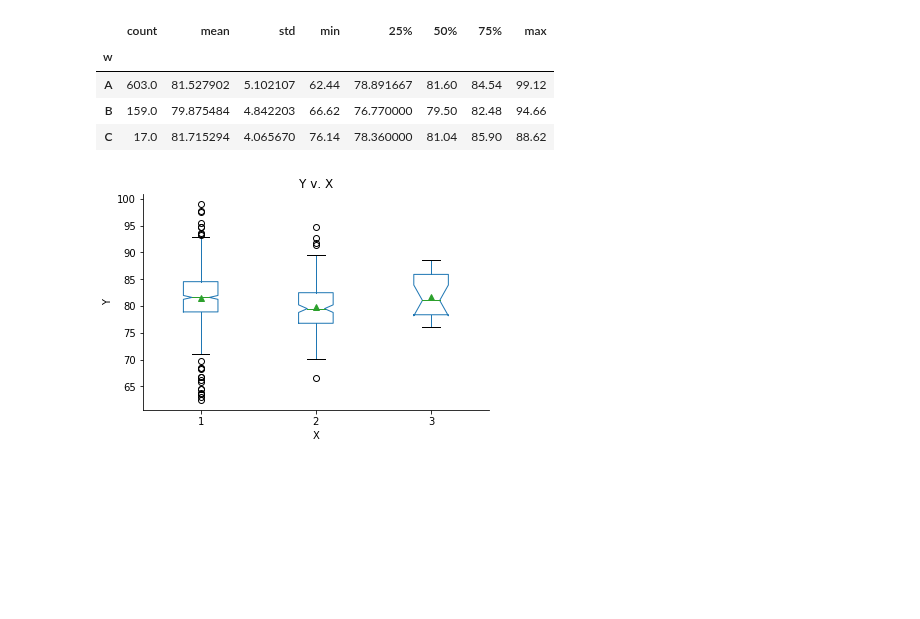
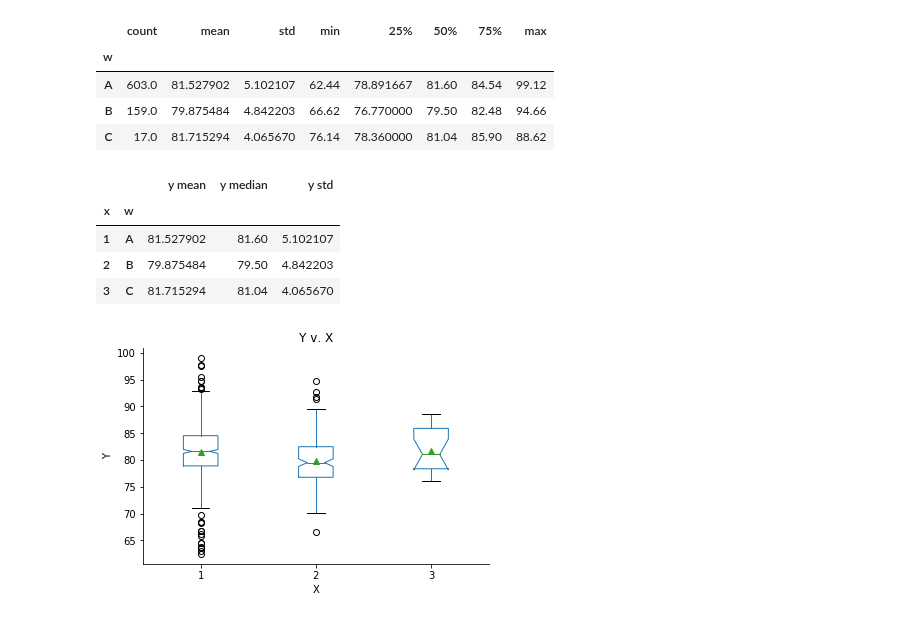
Before and after one commit to gillespilon/anova_one_factor, a Jupyter notebook: anova_one_factor.ipynb, the cells around one changed output. Cells and saved outputs as stored; diff of their text form; code cells hidden in the pictures; blank space fills up the shorter version.

Commit message:
mod calculate specific statistics for y by group

```diff
--- a/anova_one_factor.ipynb
+++ b/anova_one_factor.ipynb
@@ -59,6 +59,18 @@ groupby_w.describe()
 | A | 603.0 | 81.527902 | 5.102107 | 62.44 | 78.891667 | 81.60 | 84.54 | 99.12 |
 | B | 159.0 | 79.875484 | 4.842203 | 66.62 | 76.770000 | 79.50 | 82.48 | 94.66 |
 | C | 17.0 | 81.715294 | 4.065670 | 76.14 | 78.360000 | 81.04 | 85.90 | 88.62 |
+# %%
+# Calculate specific statistics for y by group.
+grouped = df.groupby(['x', 'w']).agg({'y' : ['mean','median', 'std']})
+# Create better names for the columns:
+grouped.columns = [" ".join(x) for x in grouped.columns.ravel()]
+grouped
+# %% [output]
+|  |  | y mean | y median | y std |
+| x | w |  |  |  |
+| 1 | A | 81.527902 | 81.60 | 5.102107 |
+| 2 | B | 79.875484 | 79.50 | 4.842203 |
+| 3 | C | 81.715294 | 81.04 | 4.065670 |
 # %%
 # Plot a box plot of y v. x.
 # Add the "magic function" to render figures in a Jupyter notebook.
```
Also changed, not shown: parts of 2 cells of this notebook.
